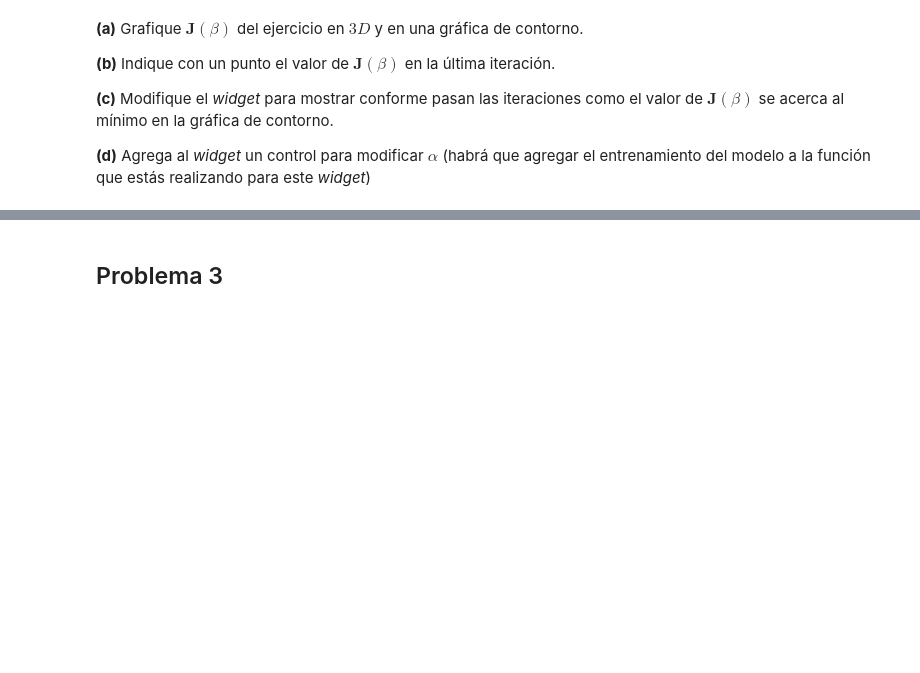
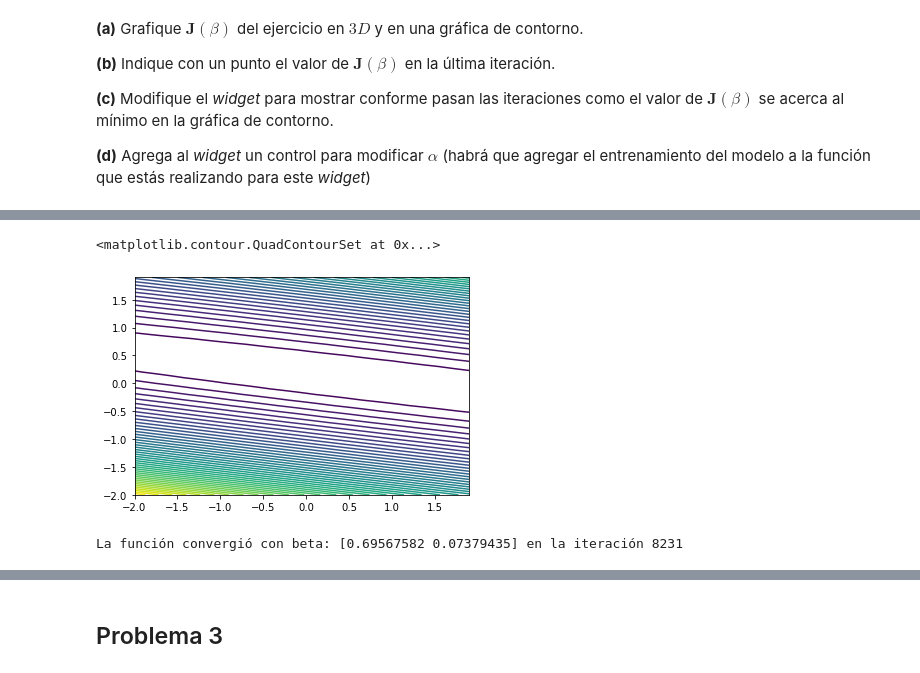
Before and after one commit to Skalas/Matematicas-Computacionales-fall2021, a Jupyter notebook: Juanje82/Tarea_1.ipynb, the cells around one changed output, grey strips where cells are left out. Cells and saved outputs as stored; diff of their text form; code cells hidden in the pictures; blank space fills up the shorter version.

```diff
--- a/Juanje82/Tarea_1.ipynb
+++ b/Juanje82/Tarea_1.ipynb
@@ -66,0 +153,10 @@ altura = np.loadtxt('data/altura.dat')
+# %%
+plt.contour(B0,B1,J(B0,B1),50)
+# %% [output]
+<matplotlib.contour.QuadContourSet at 0x...>
+[figure, added]
+# %%
+r = RegresionLineal(alpha=0.003, max_iters=1000000, tols=0.0000001)
+r.gradientDescent(edad,altura)
+# %% [output]
+La función convergió con beta: [0.69567582 0.07379435] en la iteración 8231
```
Also changed, not shown: parts of 11 cells of this notebook.
